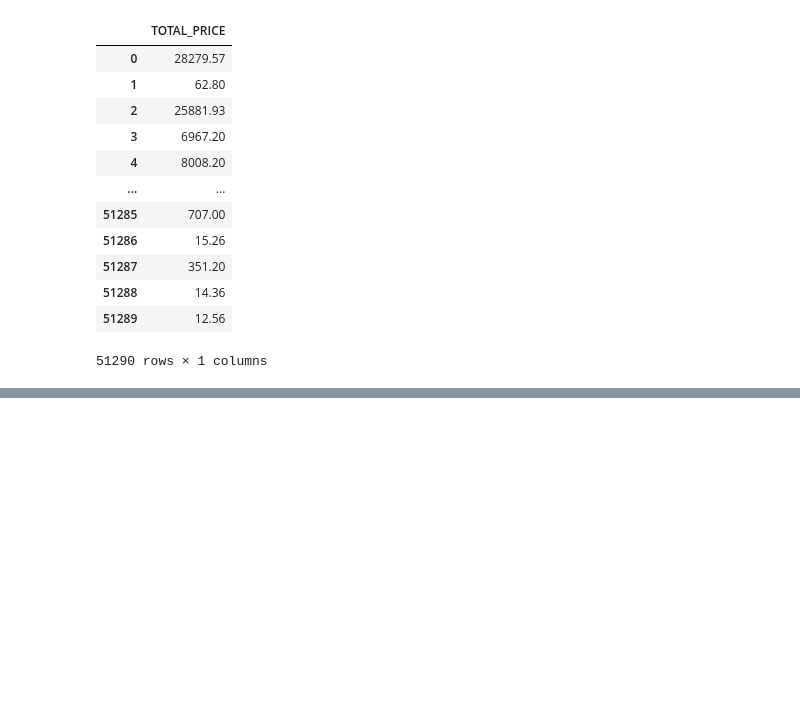
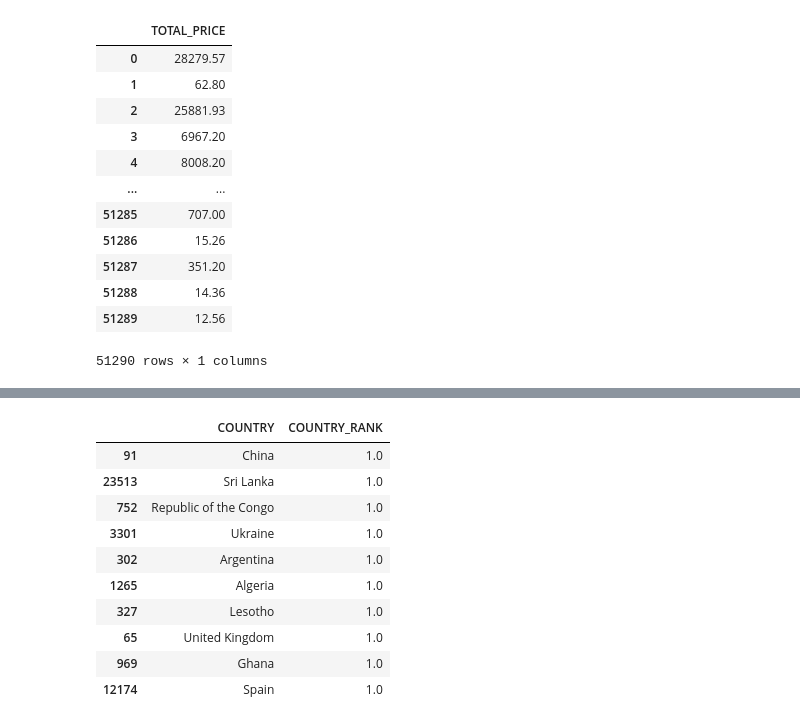
Before and after one commit to talibtahir/ETL, a Jupyter notebook: ETL_2.ipynb, the cells around one changed output, grey strips where cells are left out. Cells and saved outputs as stored; diff of their text form; code cells hidden in the pictures; blank space fills up the shorter version.

```diff
--- a/ETL_2.ipynb
+++ b/ETL_2.ipynb
@@ -211,0 +243,16 @@ df[['TOTAL_PRICE']]
+# %%
+df['COUNTRY_RANK'] = df.groupby('COUNTRY')['TOTAL_PRICE'].rank(method="dense", ascending=False)
+# %%
+(df[['COUNTRY','COUNTRY_RANK']].sort_values(by='COUNTRY_RANK')).head(10)
+# %% [output]
+|  | COUNTRY | COUNTRY_RANK |
+| 91 | China | 1.0 |
+| 23513 | Sri Lanka | 1.0 |
+| 752 | Republic of the Congo | 1.0 |
+| 3301 | Ukraine | 1.0 |
+| 302 | Argentina | 1.0 |
+| 1265 | Algeria | 1.0 |
+| 327 | Lesotho | 1.0 |
+| 65 | United Kingdom | 1.0 |
+| 969 | Ghana | 1.0 |
+| 12174 | Spain | 1.0 |
```
Also changed, not shown: parts of 5 cells of this notebook.
